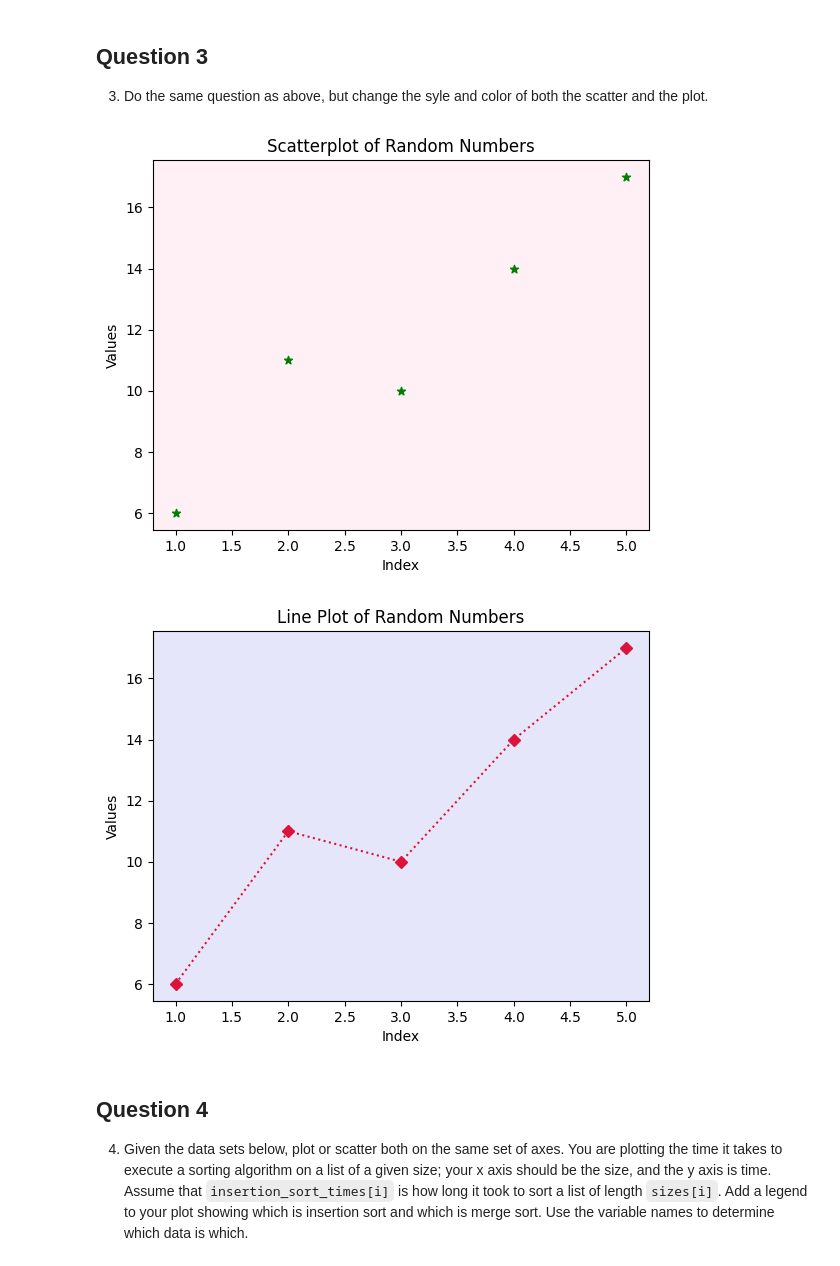
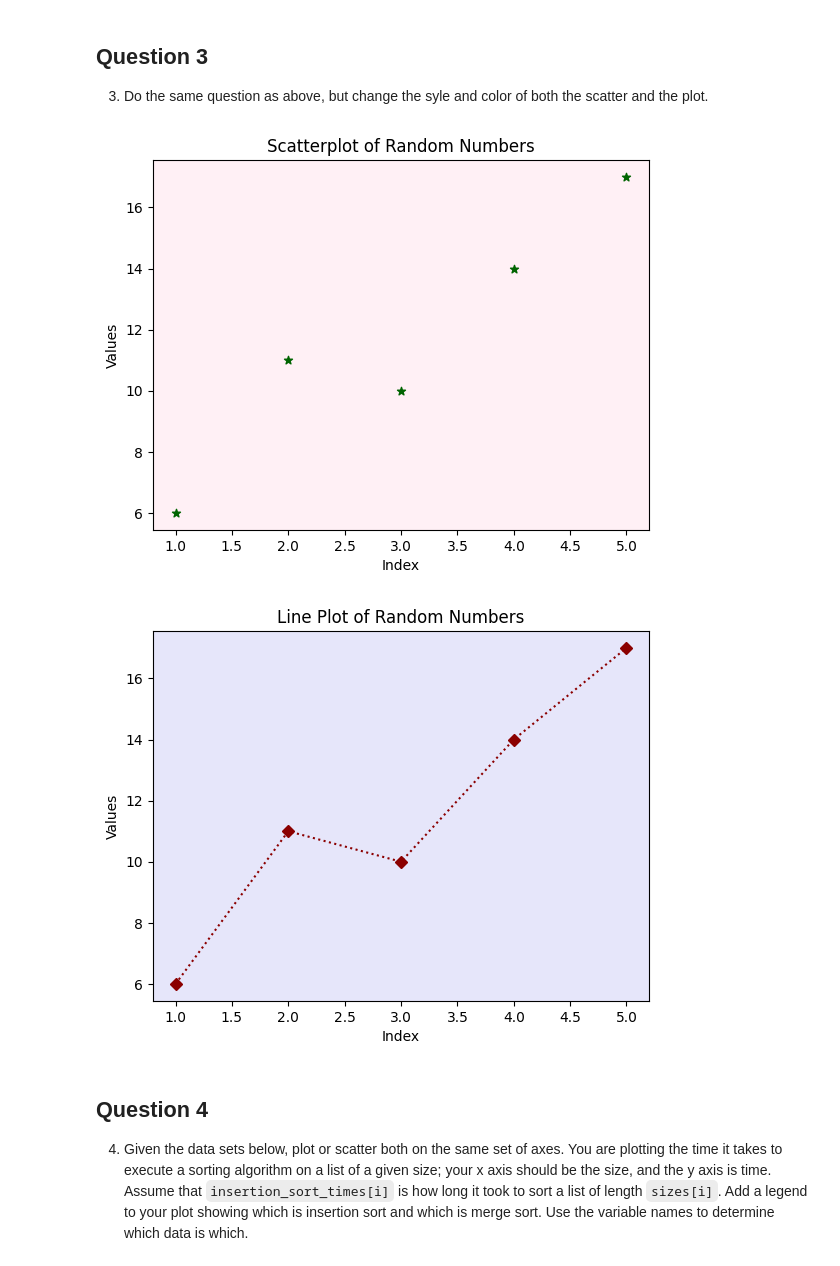
Before and after one commit to lauravos/pyplot, a Jupyter notebook: pyplot.ipynb, the cells around one changed output. Drawn from its saved outputs; the diff is of its cells as text; code cells hidden in the pictures.

```diff
--- a/pyplot.ipynb
+++ b/pyplot.ipynb
@@ -110,25 +110,25 @@ plt.show()
 3. Do the same question as above, but change the syle and color of both the scatter and the plot.
 # %%
 #scatter plot
-plt.scatter(xlist, ylist, color='green', marker='*')
+plt.scatter(xlist, ylist, color='darkgreen', marker='*')
 plt.xlabel('Index')
 plt.ylabel('Values')
 plt.title('Scatterplot of Random Numbers')
 plt.gca().set_facecolor('lavenderblush')
 
 plt.show()
 
 #line plot
-plt.plot(xlist, ylist, color='crimson', marker='D', linestyle=':')
+plt.plot(xlist, ylist, color='darkred', marker='D', linestyle=':')
 plt.xlabel('Index')
 plt.ylabel('Values')
 plt.title('Line Plot of Random Numbers')
 plt.gca().set_facecolor('lavender')
 
 plt.show()
 # %% [output]
 [figure]
-[figure, old version]
+[figure, new version]
 # %% [markdown]
 ## Question 4
 4. Given the data sets below, plot or scatter both on the same set of axes.  You are plotting the time it takes to execute a sorting algorithm on a list of a given size; your x axis should be the size, and the y axis is time.  Assume that `insertion_sort_times[i]` is how long it took to sort a list of length `sizes[i]`.  Add a legend to your plot showing which is insertion sort and which is merge sort.  Use the variable names to determine which data is which.
```
Also changed, not shown: parts of 1 cell of this notebook.
